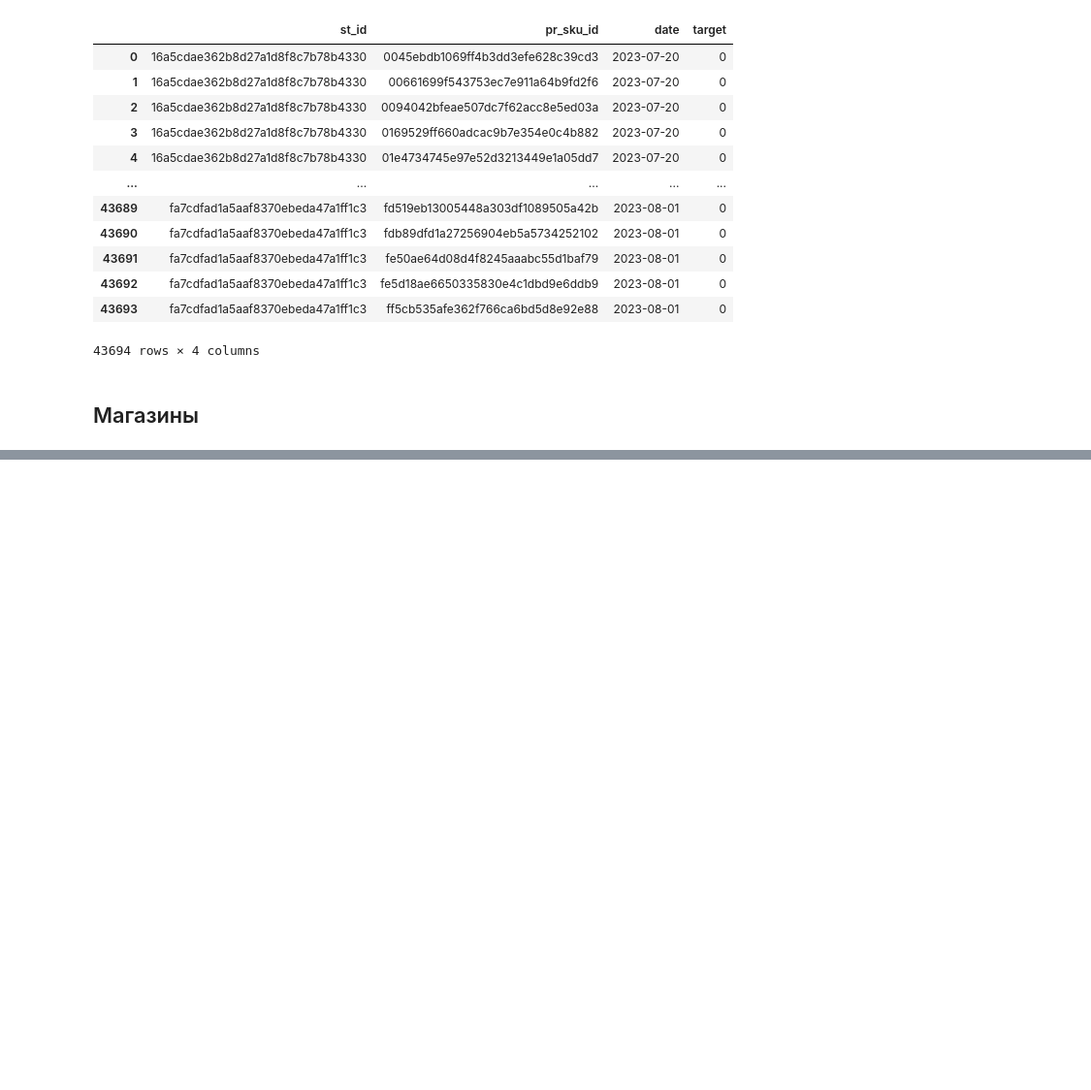
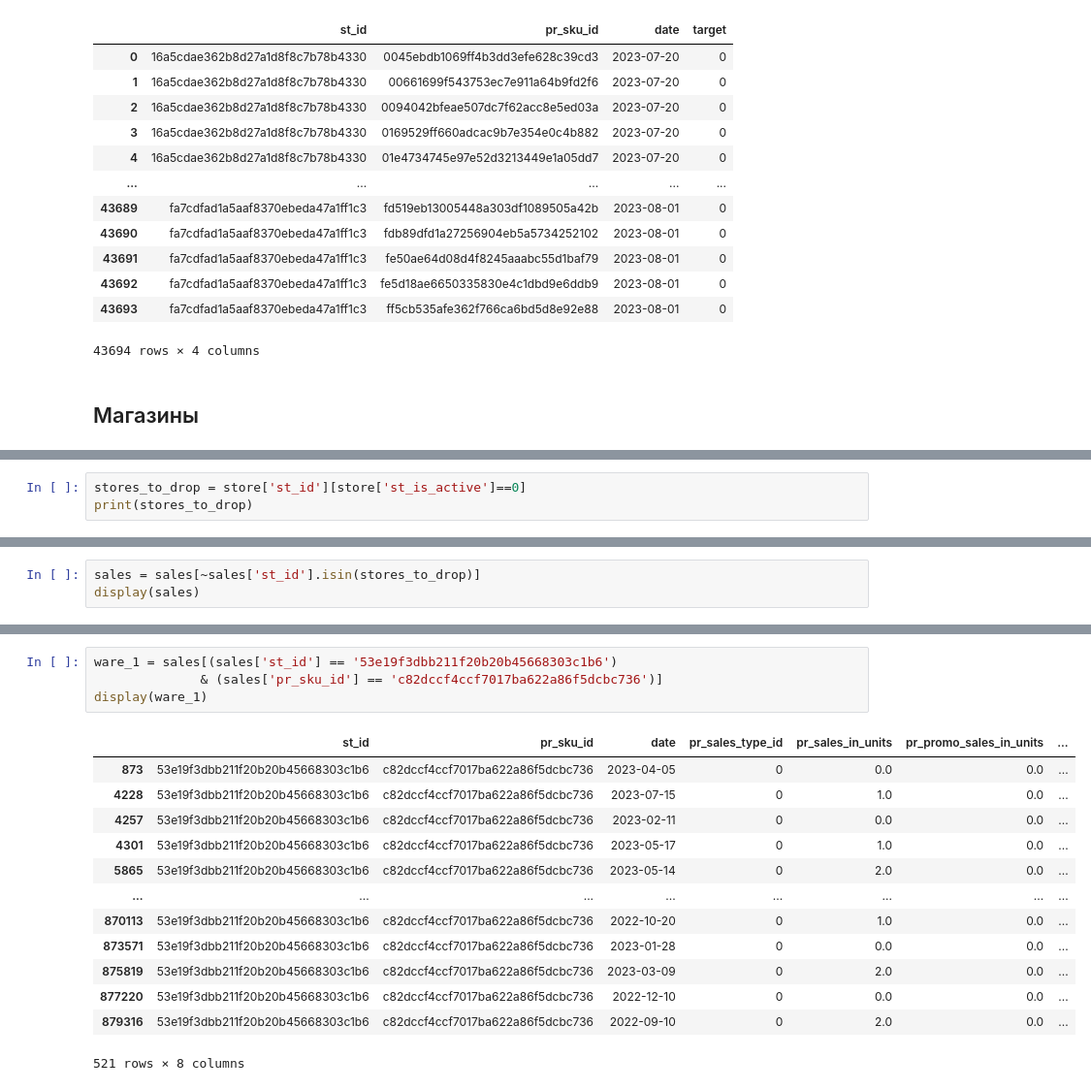
Before and after one commit to Zhuzha271/DS, a Jupyter notebook: Andrei's vision.ipynb, the cells around one changed output, grey strips where cells are left out. Shown at 97% size. Cells and saved outputs as stored; diff of their text form; blank space fills up the shorter version.

Commit message:
Drops and insights

```diff
--- a/Andrei's vision.ipynb
+++ b/Andrei's vision.ipynb
@@ -208,0 +227,3 @@ display(store)
+# %%
+stores_to_drop = store['st_id'][store['st_is_active']==0]
+print(stores_to_drop)
@@ -208,0 +234,3 @@ display(store)
+# %%
+sales = sales[~sales['st_id'].isin(stores_to_drop)]
+display(sales)
@@ -208,0 +313,18 @@ display(store)
+# %%
+ware_1 = sales[(sales['st_id'] == '53e19f3dbb211f20b20b45668303c1b6')
+              & (sales['pr_sku_id'] == 'c82dccf4ccf7017ba622a86f5dcbc736')]
+display(ware_1)
+# %% [output]
+|  | st_id | pr_sku_id | date | pr_sales_type_id | pr_sales_in_units | pr_promo_sales_in_units | ... |
+| 873 | 53e19f3dbb211f20b20b45668303c1b6 | c82dccf4ccf7017ba622a86f5dcbc736 | 2023-04-05 | 0 | 0.0 | 0.0 | ... |
+| 4228 | 53e19f3dbb211f20b20b45668303c1b6 | c82dccf4ccf7017ba622a86f5dcbc736 | 2023-07-15 | 0 | 1.0 | 0.0 | ... |
+| 4257 | 53e19f3dbb211f20b20b45668303c1b6 | c82dccf4ccf7017ba622a86f5dcbc736 | 2023-02-11 | 0 | 0.0 | 0.0 | ... |
+| 4301 | 53e19f3dbb211f20b20b45668303c1b6 | c82dccf4ccf7017ba622a86f5dcbc736 | 2023-05-17 | 0 | 1.0 | 0.0 | ... |
+| 5865 | 53e19f3dbb211f20b20b45668303c1b6 | c82dccf4ccf7017ba622a86f5dcbc736 | 2023-05-14 | 0 | 2.0 | 0.0 | ... |
+| ... | ... | ... | ... | ... | ... | ... | ... |
+| 870113 | 53e19f3dbb211f20b20b45668303c1b6 | c82dccf4ccf7017ba622a86f5dcbc736 | 2022-10-20 | 0 | 1.0 | 0.0 | ... |
+| 873571 | 53e19f3dbb211f20b20b45668303c1b6 | c82dccf4ccf7017ba622a86f5dcbc736 | 2023-01-28 | 0 | 0.0 | 0.0 | ... |
+| 875819 | 53e19f3dbb211f20b20b45668303c1b6 | c82dccf4ccf7017ba622a86f5dcbc736 | 2023-03-09 | 0 | 2.0 | 0.0 | ... |
+| 877220 | 53e19f3dbb211f20b20b45668303c1b6 | c82dccf4ccf7017ba622a86f5dcbc736 | 2022-12-10 | 0 | 0.0 | 0.0 | ... |
+| 879316 | 53e19f3dbb211f20b20b45668303c1b6 | c82dccf4ccf7017ba622a86f5dcbc736 | 2022-09-10 | 0 | 2.0 | 0.0 | ... |
+521 rows × 8 columns
```
Also changed, not shown: parts of 27 cells of this notebook.
